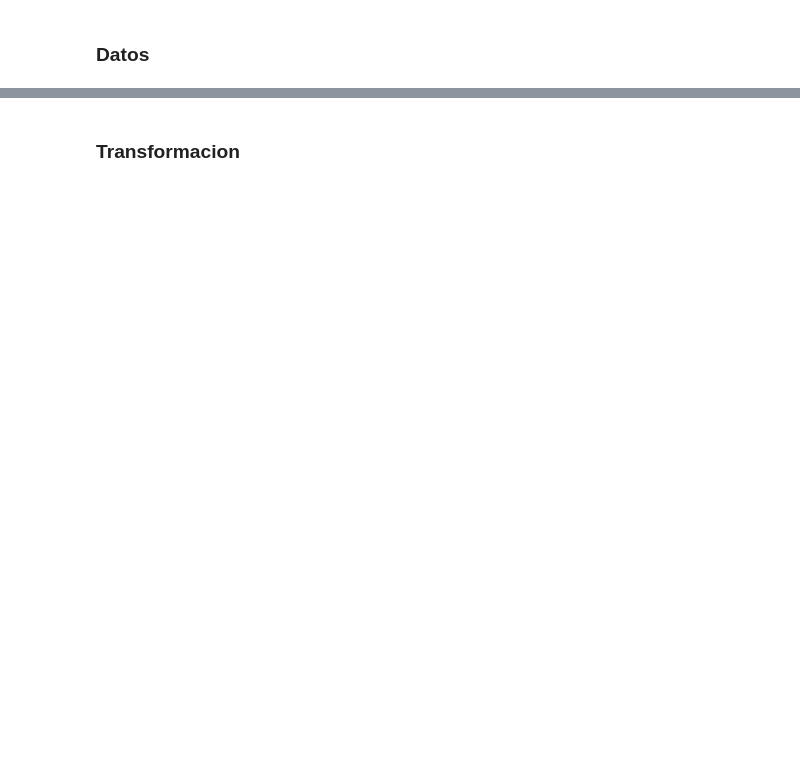
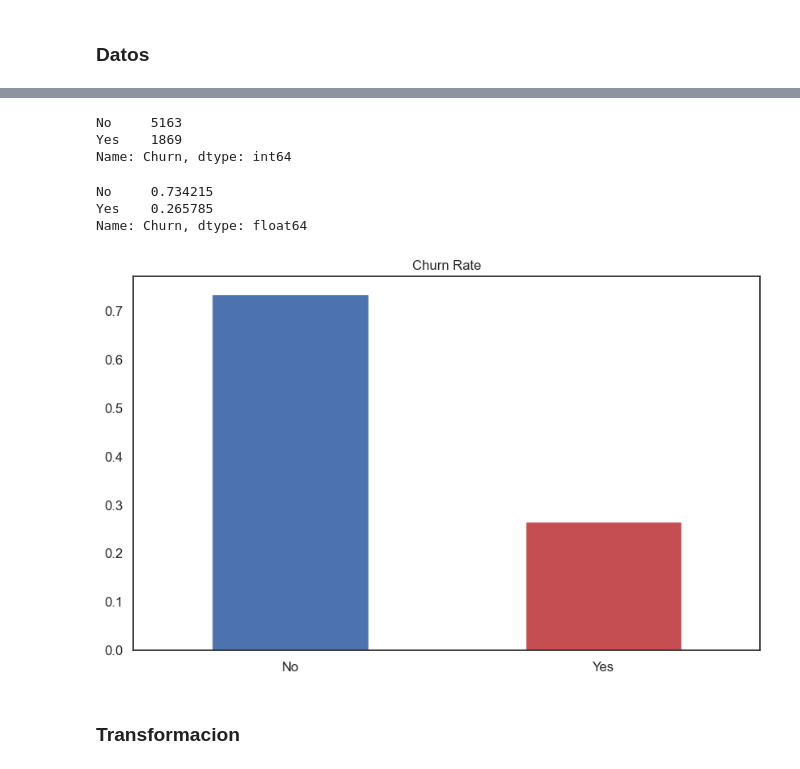
Before and after one commit to Ironhack-Data-Madrid-Abril-2023/apuntes_clase, a Jupyter notebook: semana_7/1.2 - Clasificacion.ipynb, the cells around one changed output, grey strips where cells are left out. Drawn from its saved outputs; the diff is of its cells as text; code cells hidden in the pictures; blank space fills up the shorter version.

```diff
--- a/semana_7/1.2 - Clasificacion.ipynb
+++ b/semana_7/1.2 - Clasificacion.ipynb
@@ -9,5 +9,26 @@
 
 
 ![churn2](images/churn2.png)
+# %%
+import pandas as pd                                # panel data, for handling dataframes
+pd.set_option('display.max_columns', None)         # show all columns of the dataframe
+
+import numpy as np                                 # numerical python, linear algebra library
+
+import pylab as plt                                # plotting library
+import seaborn as sns                              # plotting library
+sns.set(style='white')                             # seaborn style
+
+
+from sklearn.linear_model import LogisticRegression            # clasificar, logistic regression model
+
+from sklearn.preprocessing import StandardScaler               # standarized
+from sklearn.preprocessing import LabelEncoder
+
+from sklearn.model_selection import train_test_split as tts    # split data into train and test sets
 # %% [markdown]
 ### Datos
+# %%
+df=pd.read_csv('../data/churn.csv')
+
+df.head()
@@ -14,2 +66,22 @@
+# %%
+df.Churn.value_counts()
+# %% [output]
+No     5163
+Yes    1869
+Name: Churn, dtype: int64
+# %%
+(df.Churn.value_counts()/len(df)).plot.bar(color=['b', 'r'],    # plot customer churn rate
+                                           figsize=(10, 6),
+                                           title='Churn Rate',
+                                           rot=0,
+                                           fontsize=12);
+
+
+df.Churn.value_counts()/len(df)
+# %% [output]
+No     0.734215
+Yes    0.265785
+Name: Churn, dtype: float64
+[figure, added]
 # %% [markdown]
 ### Transformacion
```
Also changed, not shown: parts of 26 cells of this notebook, 2 other files.
